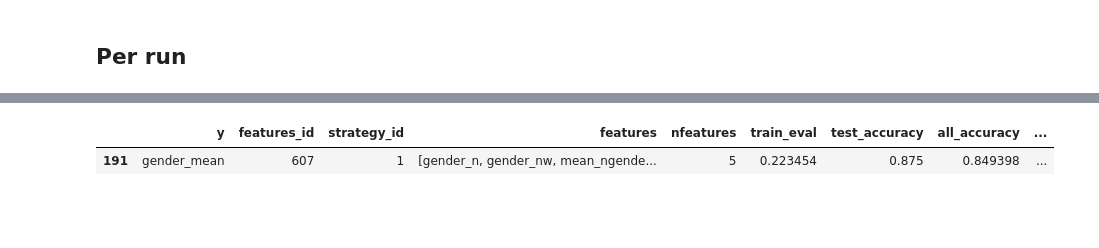
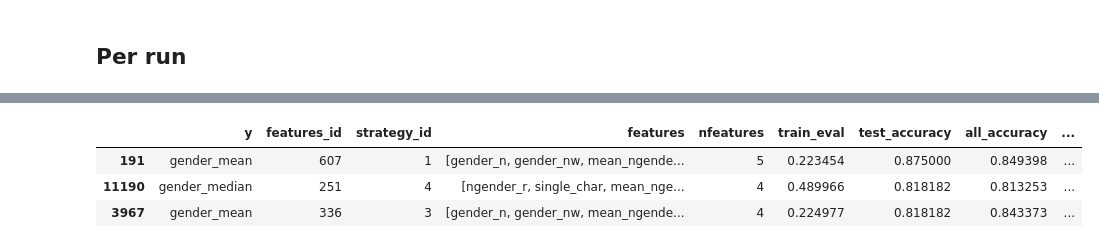
Before and after one commit to CSHVienna/chinese-names-gender, a Jupyter notebook: code/notebooks/predictions_classification.ipynb, the cells around one changed output, grey strips where cells are left out. Saved outputs shown, nothing was run; the diff lists cells and outputs as text; code cells hidden in the pictures; blank space fills up the shorter version.

```diff
--- a/code/notebooks/predictions_classification.ipynb
+++ b/code/notebooks/predictions_classification.ipynb
@@ -146,6 +147,8 @@ df_best_per_run[cols+['fn']]
 # %%
 # BEST
-df_best_per_run.head(1)[cols]
+df_best_per_run[cols]
 # %% [output]
 |  | y | features_id | strategy_id | features | nfeatures | train_eval | test_accuracy | all_accuracy | ... |
-| 191 | gender_mean | 607 | 1 | [gender_n, gender_nw, mean_ngende... | 5 | 0.223454 | 0.875 | 0.849398 | ... |
+| 191 | gender_mean | 607 | 1 | [gender_n, gender_nw, mean_ngende... | 5 | 0.223454 | 0.875000 | 0.849398 | ... |
+| 11190 | gender_median | 251 | 4 | [ngender_r, single_char, mean_nge... | 4 | 0.489966 | 0.818182 | 0.813253 | ... |
+| 3967 | gender_mean | 336 | 3 | [gender_n, gender_nw, mean_ngende... | 4 | 0.224977 | 0.818182 | 0.843373 | ... |
```
Also changed, not shown: parts of 13 cells of this notebook, 36 other files.
